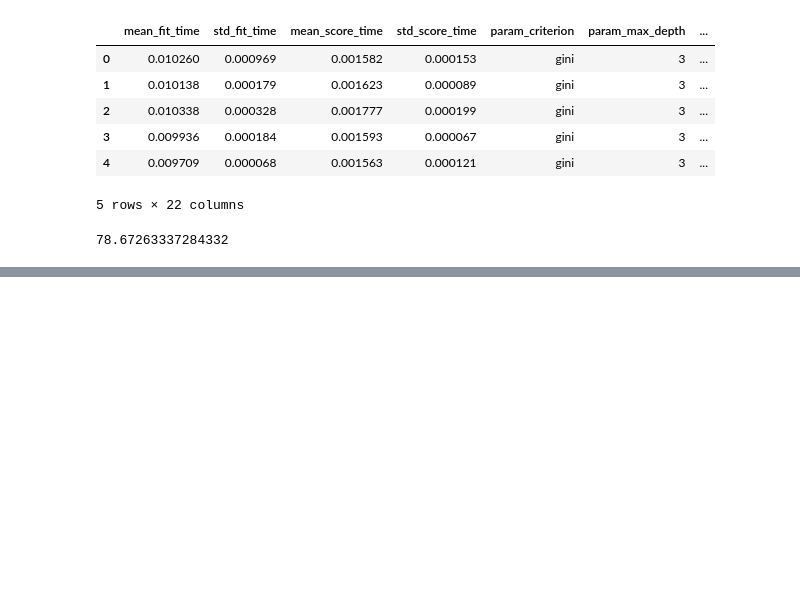
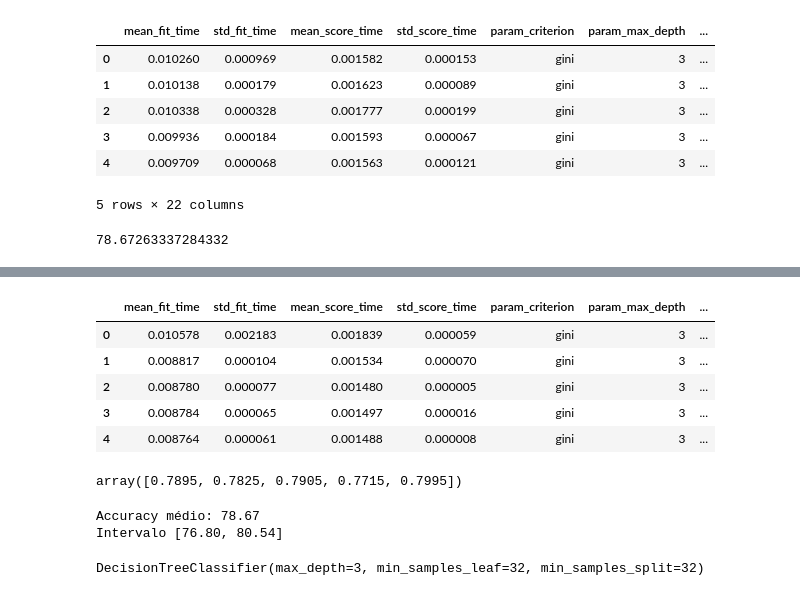
Before and after one commit to GuilhermeBaesse/Machine_Learning-, a Jupyter notebook: 2 - Otimização de modelos através de hiperparâmetros/Otimização de Modelos através de hiperparâmetros.ipynb, the cells around one changed output, grey strips where cells are left out. Cells and saved outputs as stored; diff of their text form; code cells hidden in the pictures; blank space fills up the shorter version.

Commit message:
Utilizando GridSearchCV e percebendo Bug na nested validation com o GroupKFold

```diff
--- a/2 - Otimização de modelos através de hiperparâmetros/Otimização de Modelos através de hiperparâmetros.ipynb
+++ b/2 - Otimização de modelos através de hiperparâmetros/Otimização de Modelos através de hiperparâmetros.ipynb
@@ -567,0 +573,35 @@ Accuracy para dados foi 78.75%
+# %%
+from sklearn.model_selection import GridSearchCV, KFold
+
+
+SEED = 301
+np.random.seed(SEED)
+
+espaco_de_parametros = {
+    "max_depth": [3, 4],
+    "min_samples_split": [32, 64, 128],
+    "min_samples_leaf": [32, 64, 128],
+    "criterion": ["gini", "entropy"]
+}
+
+busca = GridSearchCV(DecisionTreeClassifier(),
+                    espaco_de_parametros,
+                    cv = KFold(n_splits = 5, shuffle=True))
+busca.fit(x_azar, y_azar)
+
+resultados = pd.DataFrame(busca.cv_results_)
+resultados.head()
+# %% [output]
+|  | mean_fit_time | std_fit_time | mean_score_time | std_score_time | param_criterion | param_max_depth | ... |
+| 0 | 0.010578 | 0.002183 | 0.001839 | 0.000059 | gini | 3 | ... |
+| 1 | 0.008817 | 0.000104 | 0.001534 | 0.000070 | gini | 3 | ... |
+| 2 | 0.008780 | 0.000077 | 0.001480 | 0.000005 | gini | 3 | ... |
+| 3 | 0.008784 | 0.000065 | 0.001497 | 0.000016 | gini | 3 | ... |
+| 4 | 0.008764 | 0.000061 | 0.001488 | 0.000008 | gini | 3 | ... |
+# %%
+from sklearn.model_selection import cross_val_score
+
+scores = cross_val_score(busca, x_azar, y_azar, cv = KFold(n_splits=5, shuffle=True))
+scores
+# %% [output]
+array([0.7895, 0.7825, 0.7905, 0.7715, 0.7995])
@@ -567,0 +614,10 @@ Accuracy para dados foi 78.75%
+# %%
+imprime_score(scores)
+# %% [output]
+Accuracy médio: 78.67
+Intervalo [76.80, 80.54]
+# %%
+melhor_estimator = busca.best_estimator_
+melhor_estimator
+# %% [output]
+DecisionTreeClassifier(max_depth=3, min_samples_leaf=32, min_samples_split=32)
```
Also changed, not shown: parts of 7 cells of this notebook, 1 other file.
